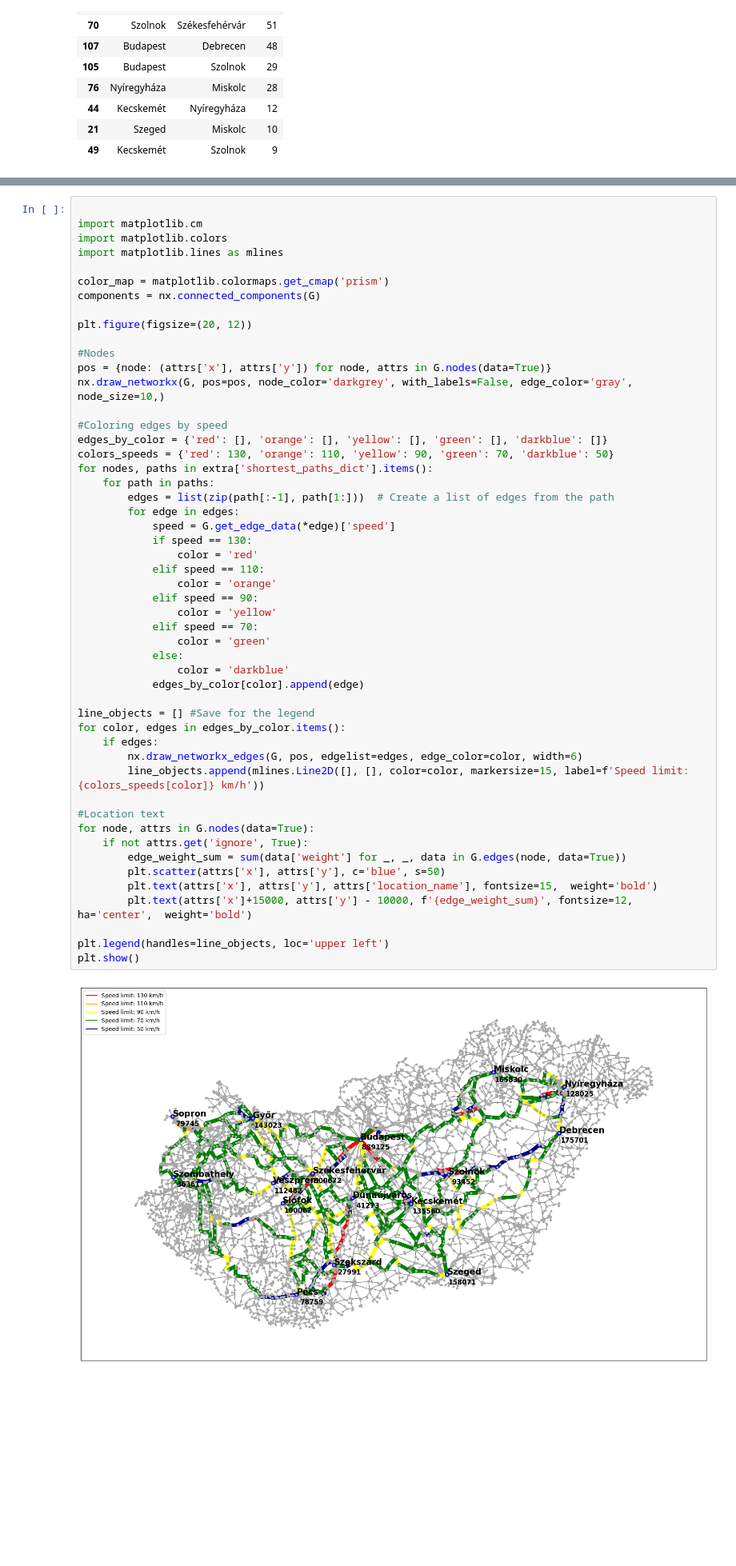
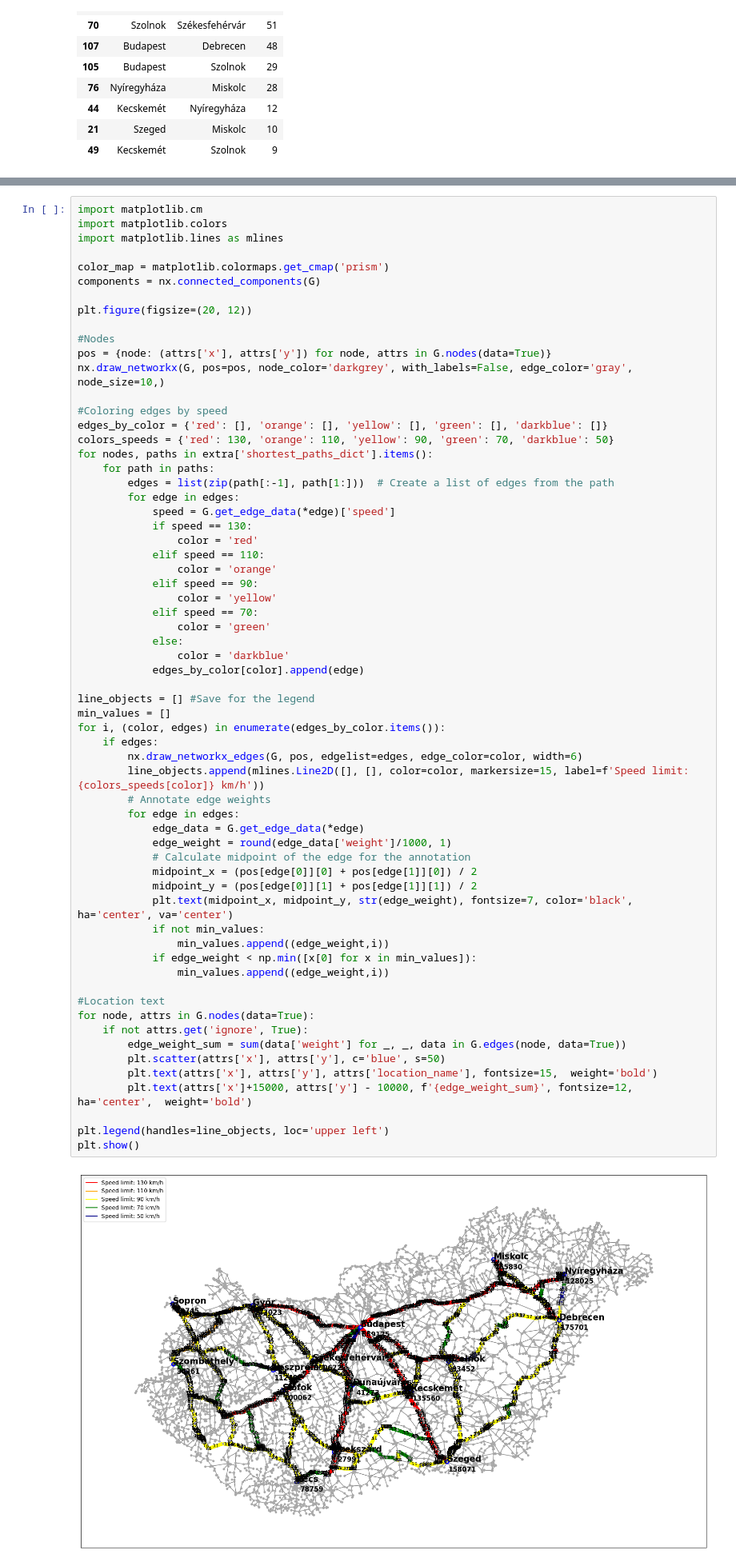
Before and after one commit to me9hanics/origin-destination-matrix-from-traffic, a Jupyter notebook: models.ipynb, the cells around one changed output, grey strips where cells are left out. Shown at 80% size. Saved outputs shown, nothing was run; the diff lists cells and outputs as text; blank space fills up the shorter version.

```diff
--- a/models.ipynb
+++ b/models.ipynb
@@ -308,5 +384,4 @@ odm_time_df.sort_values(by="flow", ascending=False)[:10]
 # %%
-
 import matplotlib.cm
 import matplotlib.colors
 import matplotlib.lines as mlines
@@ -329,32 +404,45 @@ for nodes, paths in extra['shortest_paths_dict'].items():
         for edge in edges:
             speed = G.get_edge_data(*edge)['speed']
             if speed == 130:
                 color = 'red'
             elif speed == 110:
                 color = 'orange'
             elif speed == 90:
                 color = 'yellow'
             elif speed == 70:
                 color = 'green'
             else:
                 color = 'darkblue'
             edges_by_color[color].append(edge)
 
 line_objects = [] #Save for the legend
-for color, edges in edges_by_color.items():
+min_values = []
+for i, (color, edges) in enumerate(edges_by_color.items()):
     if edges:
         nx.draw_networkx_edges(G, pos, edgelist=edges, edge_color=color, width=6)
         line_objects.append(mlines.Line2D([], [], color=color, markersize=15, label=f'Speed limit: {colors_speeds[color]} km/h'))
+        # Annotate edge weights
+        for edge in edges:
+            edge_data = G.get_edge_data(*edge)
+            edge_weight = round(edge_data['weight']/1000, 1)
+            # Calculate midpoint of the edge for the annotation
+            midpoint_x = (pos[edge[0]][0] + pos[edge[1]][0]) / 2
+            midpoint_y = (pos[edge[0]][1] + pos[edge[1]][1]) / 2
+            plt.text(midpoint_x, midpoint_y, str(edge_weight), fontsize=7, color='black', ha='center', va='center')
+            if not min_values:
+                min_values.append((edge_weight,i))
+            if edge_weight < np.min([x[0] for x in min_values]):
+                min_values.append((edge_weight,i))
 
 #Location text
 for node, attrs in G.nodes(data=True):
     if not attrs.get('ignore', True):
         edge_weight_sum = sum(data['weight'] for _, _, data in G.edges(node, data=True))
         plt.scatter(attrs['x'], attrs['y'], c='blue', s=50)
         plt.text(attrs['x'], attrs['y'], attrs['location_name'], fontsize=15,  weight='bold')
         plt.text(attrs['x']+15000, attrs['y'] - 10000, f'{edge_weight_sum}', fontsize=12, ha='center',  weight='bold')
 
 plt.legend(handles=line_objects, loc='upper left')
 plt.show()
 # %% [output]
-[figure, old version]
+[figure, new version]
```
Also changed, not shown: parts of 9 cells of this notebook.
